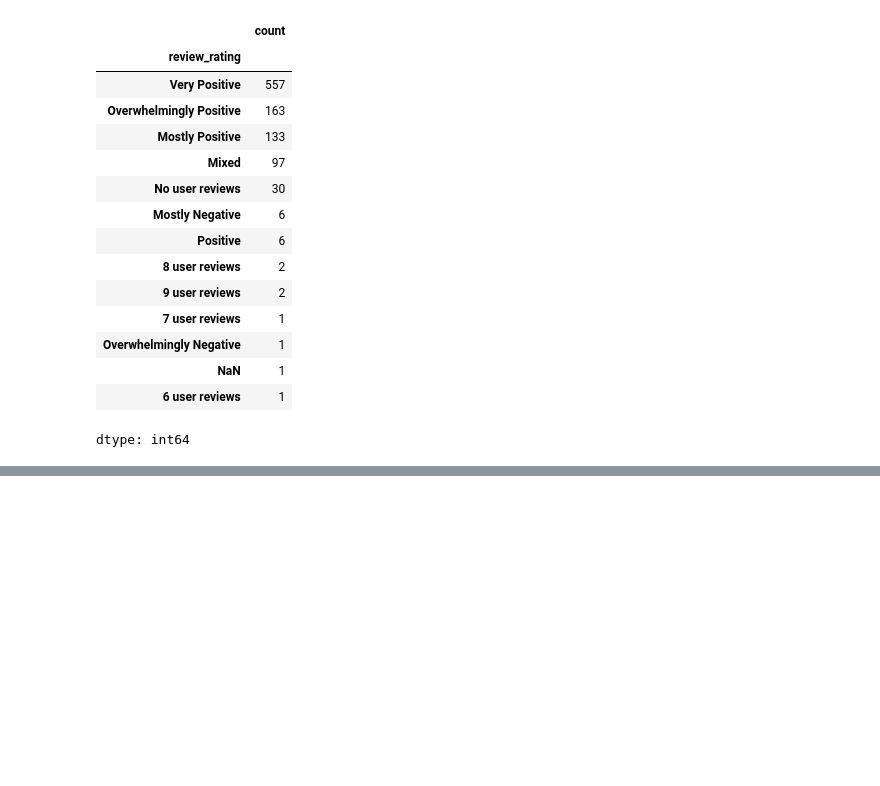
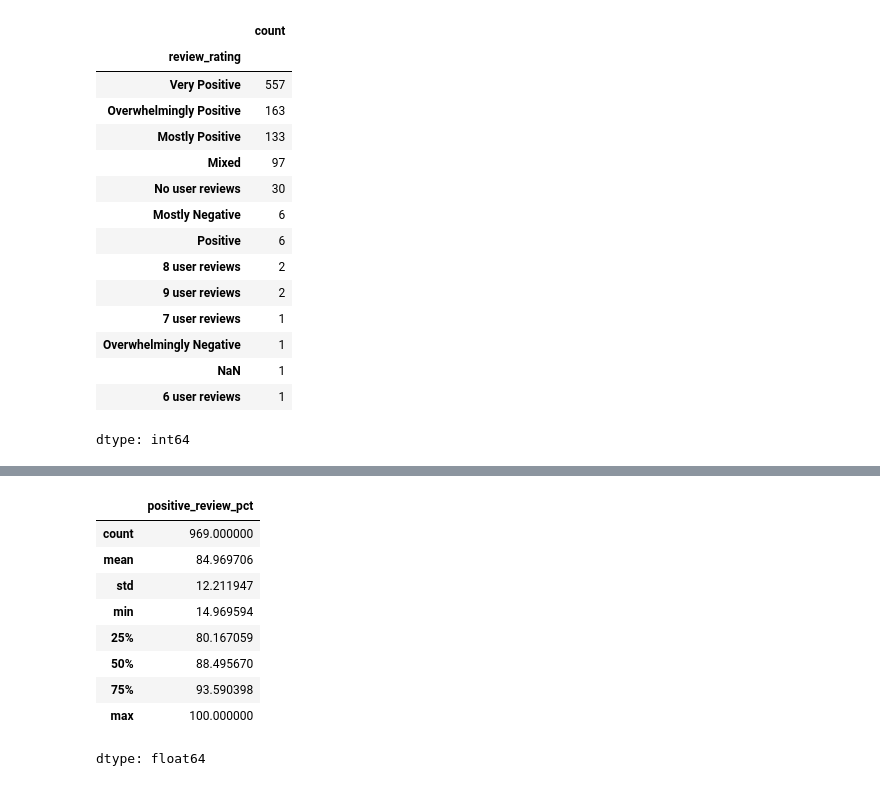
Before and after one commit to jxvoy23/csc366-steam-analysis, a Jupyter notebook: Steam_EDA.ipynb, the cells around one changed output, grey strips where cells are left out. Drawn from its saved outputs; the diff is of its cells as text; code cells hidden in the pictures; blank space fills up the shorter version.

```diff
--- a/Steam_EDA.ipynb
+++ b/Steam_EDA.ipynb
@@ -392,0 +427,13 @@ dtype: int64
+# %%
+df_eda["positive_review_pct"].describe()
+# %% [output]
+|  | positive_review_pct |
+| count | 969.000000 |
+| mean | 84.969706 |
+| std | 12.211947 |
+| min | 14.969594 |
+| 25% | 80.167059 |
+| 50% | 88.495670 |
+| 75% | 93.590398 |
+| max | 100.000000 |
+dtype: float64
```
Also changed, not shown: parts of 12 cells of this notebook.
